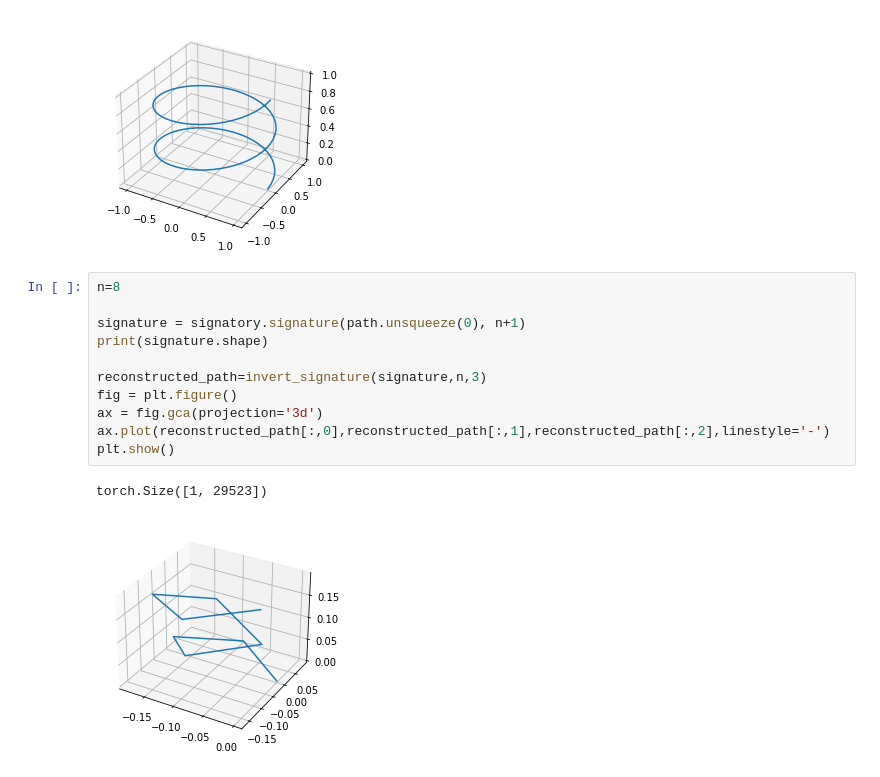
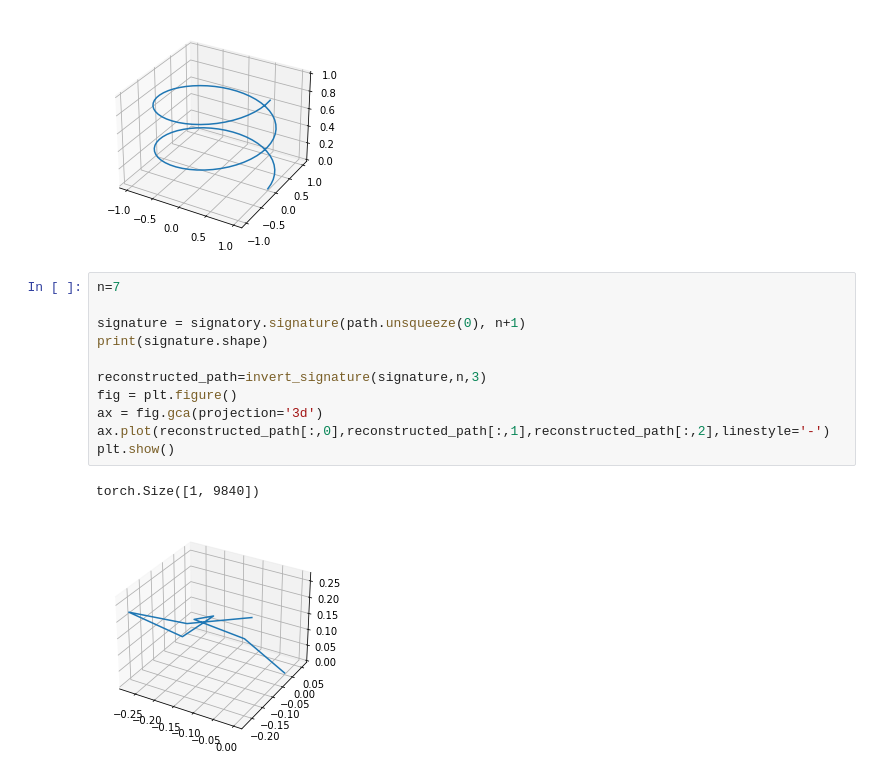
Before and after one commit to LinusBleistein/Signature-inversion, a Jupyter notebook: Example.ipynb, the cells around one changed output. Drawn from its saved outputs; the diff is of its cells as text.

```diff
--- a/Example.ipynb
+++ b/Example.ipynb
@@ -51,16 +51,16 @@ plt.show()
 # %% [output]
 [figure]
 # %%
-n=8
+n=7
 
 signature = signatory.signature(path.unsqueeze(0), n+1)
 print(signature.shape)
 
 reconstructed_path=invert_signature(signature,n,3)
 fig = plt.figure()
 ax = fig.gca(projection='3d')
 ax.plot(reconstructed_path[:,0],reconstructed_path[:,1],reconstructed_path[:,2],linestyle='-')
 plt.show()
 # %% [output]
-torch.Size([1, 29523])
+torch.Size([1, 9840])
-[figure, old version]
+[figure, new version]
```
Also changed, not shown: parts of 1 cell of this notebook, 1 other file.
